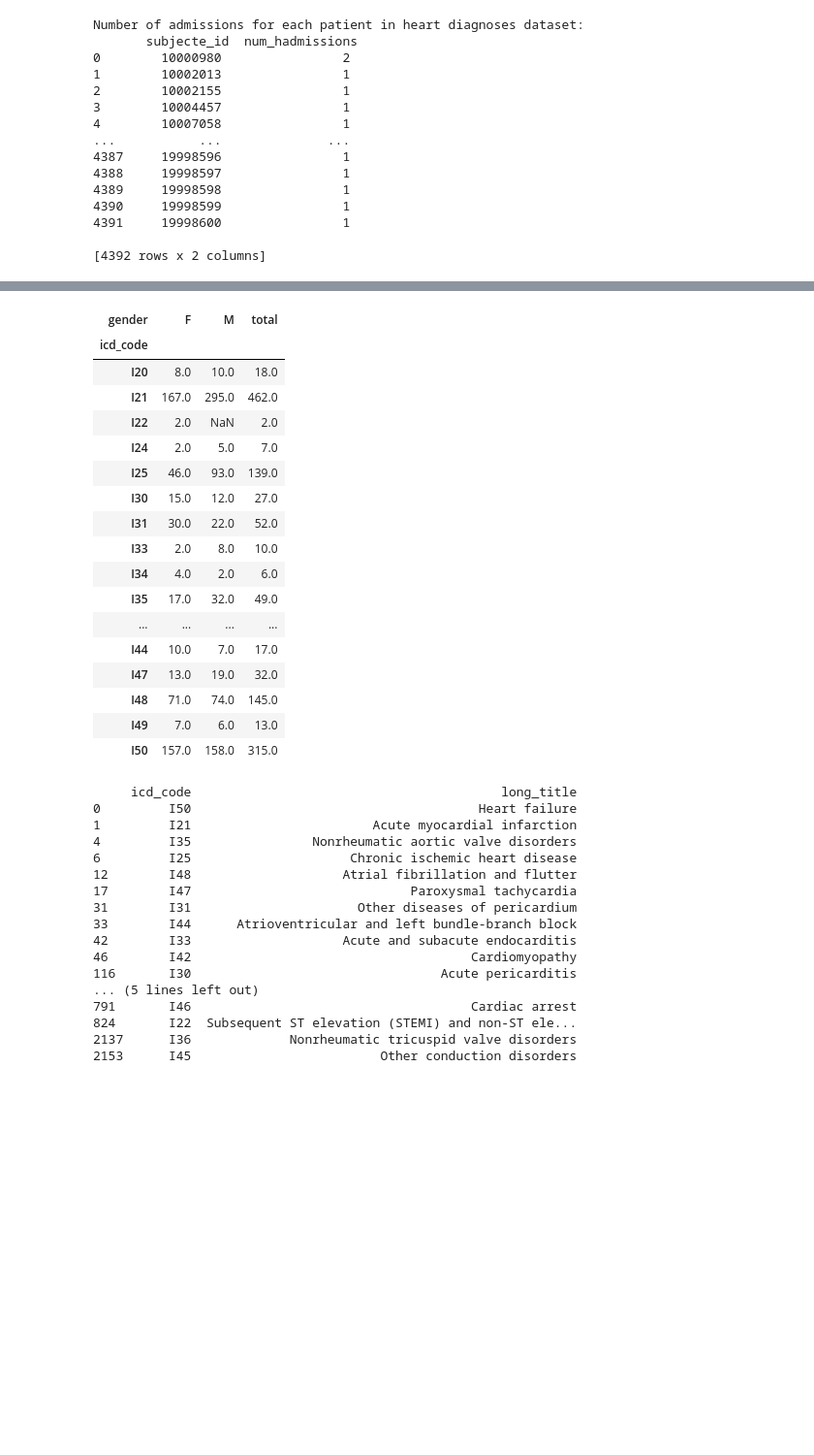
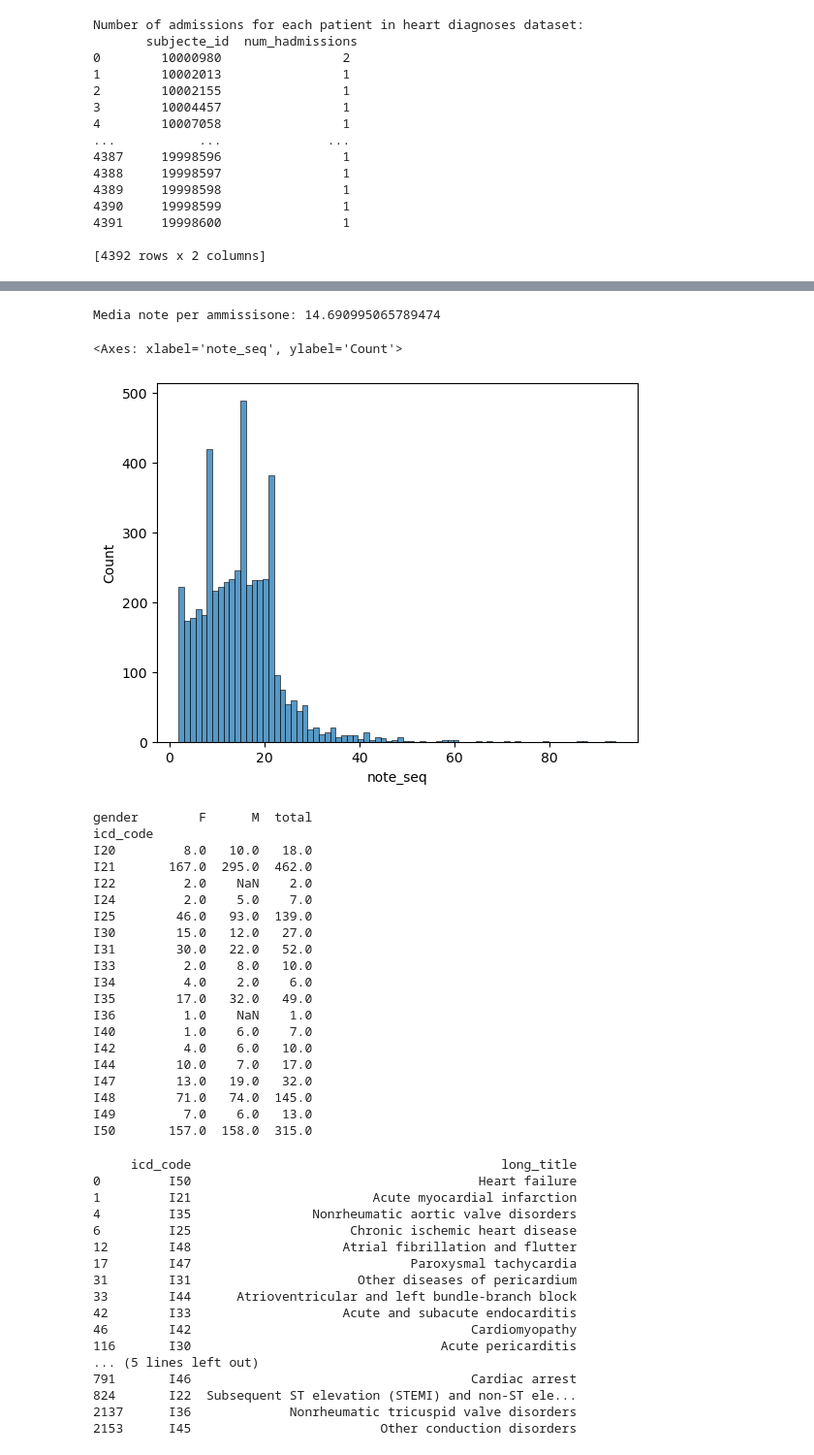
Before and after one commit to TommyTokk/DA4DH, a Jupyter notebook: notebooks/DataUnderstanding/data_understanding_hd.ipynb, the cells around one changed output, grey strips where cells are left out. Shown at 97% size. Drawn from its saved outputs; the diff is of its cells as text; code cells hidden in the pictures; blank space fills up the shorter version.

```diff
--- a/notebooks/DataUnderstanding/data_understanding_hd.ipynb
+++ b/notebooks/DataUnderstanding/data_understanding_hd.ipynb
@@ -136,23 +177,38 @@ Number of rows where the values of storetime is less or equal to the values of c
+# %%
+# Mean number of notes per hadmission
+avg_notes_per_hadm = heart_diagnoses_df["note_seq"].mean()
+print(" Avarage number of notes per hadmission:", avg_notes_per_hadm)
+# %% [output]
+Media note per ammissisone: 14.690995065789474
+# %%
+#distribution of the number of notes per hadmission
+sns.histplot(heart_diagnoses_df, x="note_seq")
+# %% [output]
+<Axes: xlabel='note_seq', ylabel='Count'>
+[figure, added]
 # %%
-#Pint the number of Female, Male, and the Total (F + M) with that ICD code
-du.get_ICD_groups(heart_diagnoses_df)
+#Print the number of Female, Male, and the Total (F + M) with that ICD code
+totals= du.get_ICD_groups(heart_diagnoses_df)
+print(totals)
 # %% [output]
-| gender | F | M | total |
-| icd_code |  |  |  |
-| I20 | 8.0 | 10.0 | 18.0 |
-| I21 | 167.0 | 295.0 | 462.0 |
-| I22 | 2.0 | NaN | 2.0 |
-| I24 | 2.0 | 5.0 | 7.0 |
-| I25 | 46.0 | 93.0 | 139.0 |
-| I30 | 15.0 | 12.0 | 27.0 |
-| I31 | 30.0 | 22.0 | 52.0 |
-| I33 | 2.0 | 8.0 | 10.0 |
-| I34 | 4.0 | 2.0 | 6.0 |
-| I35 | 17.0 | 32.0 | 49.0 |
-| ... | ... | ... | ... |
-| I44 | 10.0 | 7.0 | 17.0 |
-| I47 | 13.0 | 19.0 | 32.0 |
-| I48 | 71.0 | 74.0 | 145.0 |
-| I49 | 7.0 | 6.0 | 13.0 |
-| I50 | 157.0 | 158.0 | 315.0 |
+gender        F      M  total
+icd_code
+I20         8.0   10.0   18.0
+I21       167.0  295.0  462.0
+I22         2.0    NaN    2.0
+I24         2.0    5.0    7.0
+I25        46.0   93.0  139.0
+I30        15.0   12.0   27.0
+I31        30.0   22.0   52.0
+I33         2.0    8.0   10.0
+I34         4.0    2.0    6.0
+I35        17.0   32.0   49.0
+I36         1.0    NaN    1.0
+I40         1.0    6.0    7.0
+I42         4.0    6.0   10.0
+I44        10.0    7.0   17.0
+I47        13.0   19.0   32.0
+I48        71.0   74.0  145.0
+I49         7.0    6.0   13.0
+I50       157.0  158.0  315.0
 # %%
```
Also changed, not shown: parts of 11 cells of this notebook.
